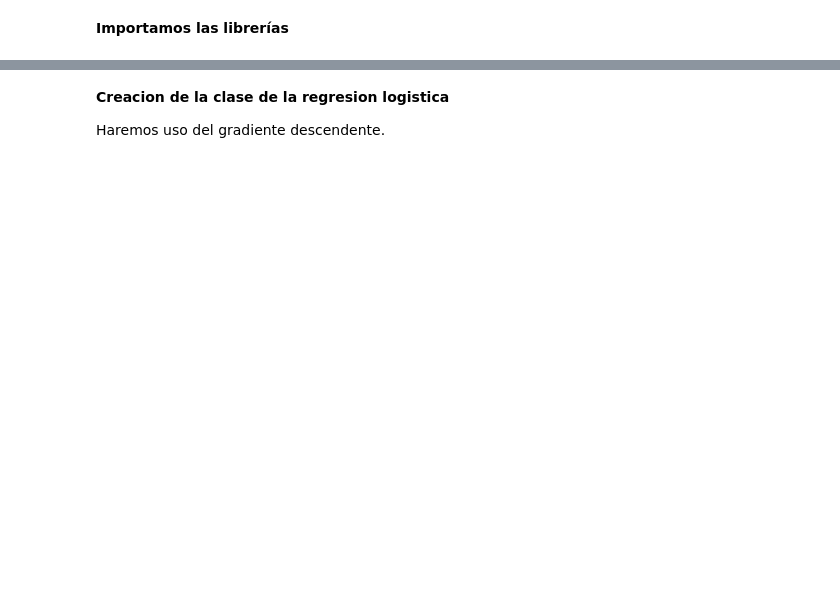
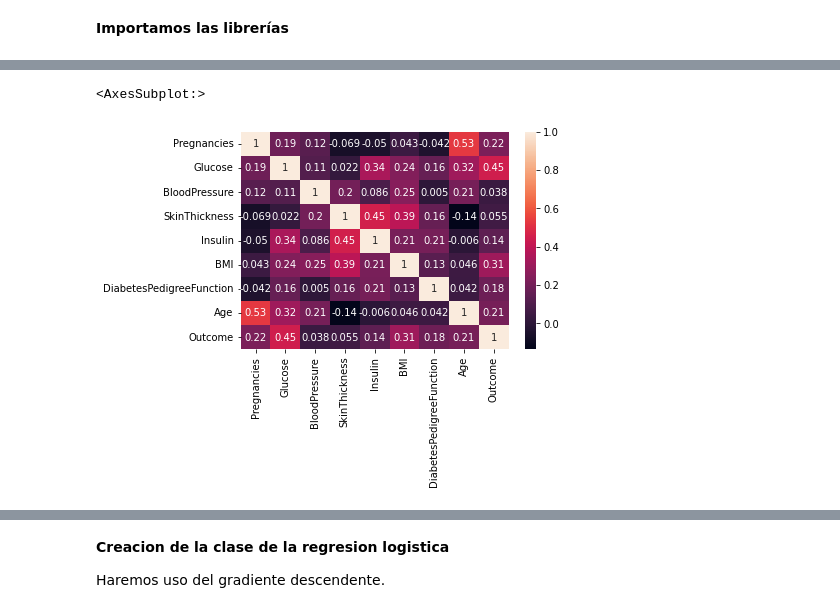
Before and after one commit to AlejandroVillasenor/MachineLearning, a Jupyter notebook: LogisticRegression/logisticRegression.ipynb, the cells around one changed output, grey strips where cells are left out. Saved outputs shown, nothing was run; the diff lists cells and outputs as text; code cells hidden in the pictures; blank space fills up the shorter version.

```diff
--- a/LogisticRegression/logisticRegression.ipynb
+++ b/LogisticRegression/logisticRegression.ipynb
@@ -12,0 +23,4 @@ import seaborn as sns
+# %%
+#Cargar datos de nuestro csv
+diabetes = pd.read_csv('diabetes2.csv')
+diabetes.head()
@@ -12,0 +61,6 @@ import seaborn as sns
+# %%
+#Analizamos la correlación entre las variables
+sns.heatmap(diabetes.corr(), annot=True)
+# %% [output]
+<AxesSubplot:>
+[figure, added]
```
Also changed, not shown: parts of 18 cells of this notebook, 2 other files.
